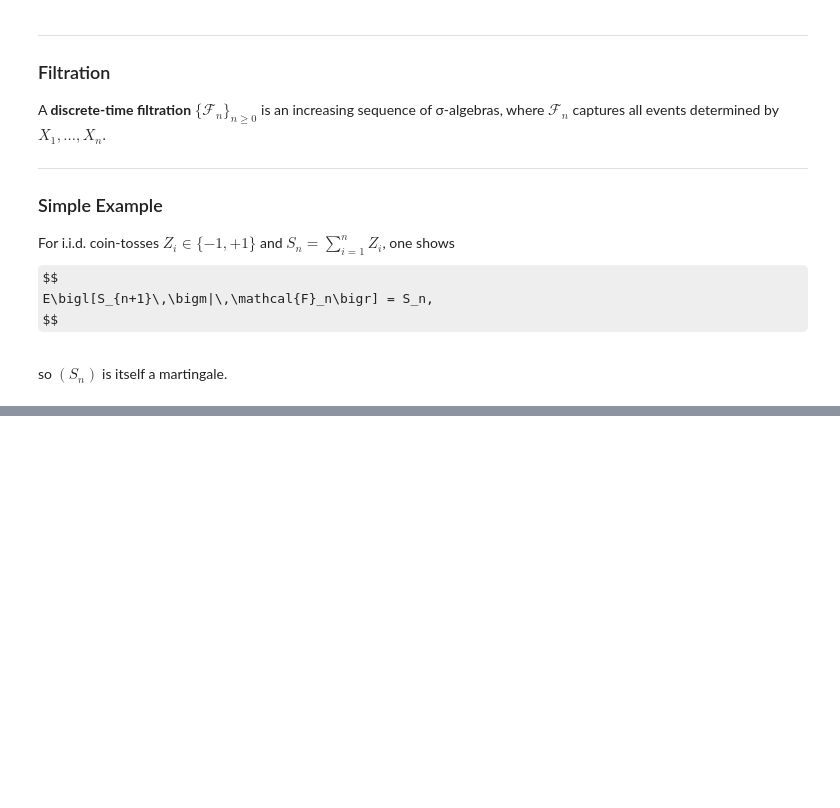
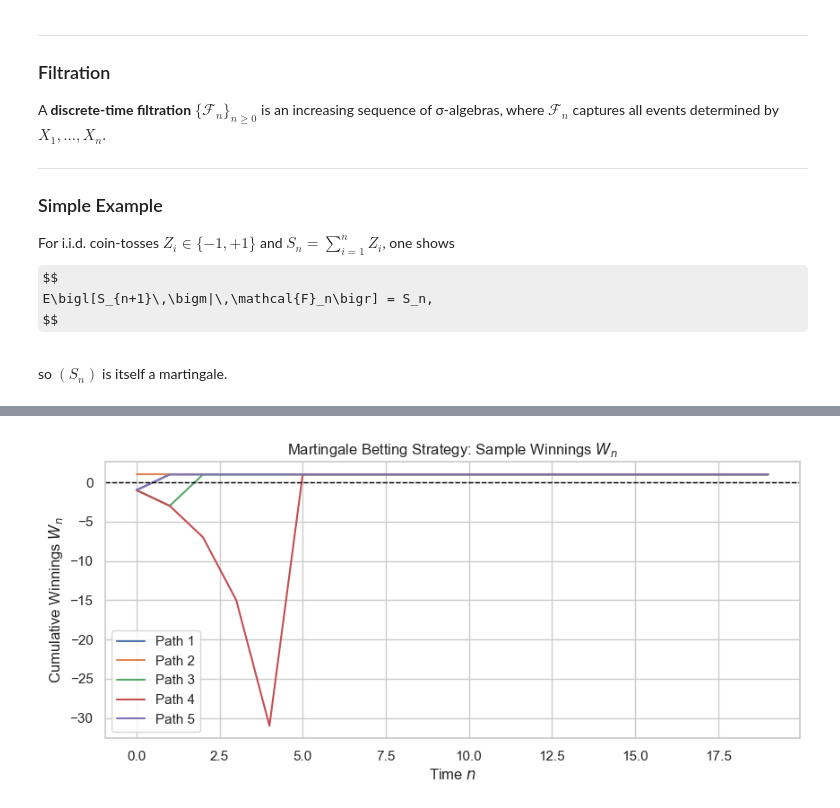
Before and after one commit to leopers/discrete-martingales, a Jupyter notebook: main.ipynb, the cells around one changed output, grey strips where cells are left out. Cells and saved outputs as stored; diff of their text form; code cells hidden in the pictures; some formulas as TeX source; blank space fills up the shorter version.

Commit message:
add martingales and betting strategy

```diff
--- a/main.ipynb
+++ b/main.ipynb
@@ -147,0 +246,13 @@ plt.show()
+# %%
+from src.martingales import (
+    simulate_martingale_betting_strategy,
+    check_martingale_property_by_time
+)
+
+# Parameters
+n_paths = 1000
+n_steps = 20
+seed = 42
+# %%
+X, B, W = simulate_martingale_betting_strategy(n_paths=n_paths, n_steps=n_steps, seed=seed)
+diffs = check_martingale_property_by_time(W)
@@ -147,0 +283,16 @@ plt.show()
+# %%
+import matplotlib.pyplot as plt
+
+# Plot a few sample paths of winnings W_n
+plt.figure(figsize=(10, 4))
+for i in range(5):
+    plt.plot(W[i], label=f"Path {i+1}")
+plt.axhline(y=0, color='black', linestyle='--', linewidth=1)
+plt.title("Martingale Betting Strategy: Sample Winnings $W_n$")
+plt.xlabel("Time $n$")
+plt.ylabel("Cumulative Winnings $W_n$")
+plt.grid(True)
+plt.legend()
+plt.show()
+# %% [output]
+[figure, added]
```
Also changed, not shown: parts of 5 cells of this notebook, 2 other files.
